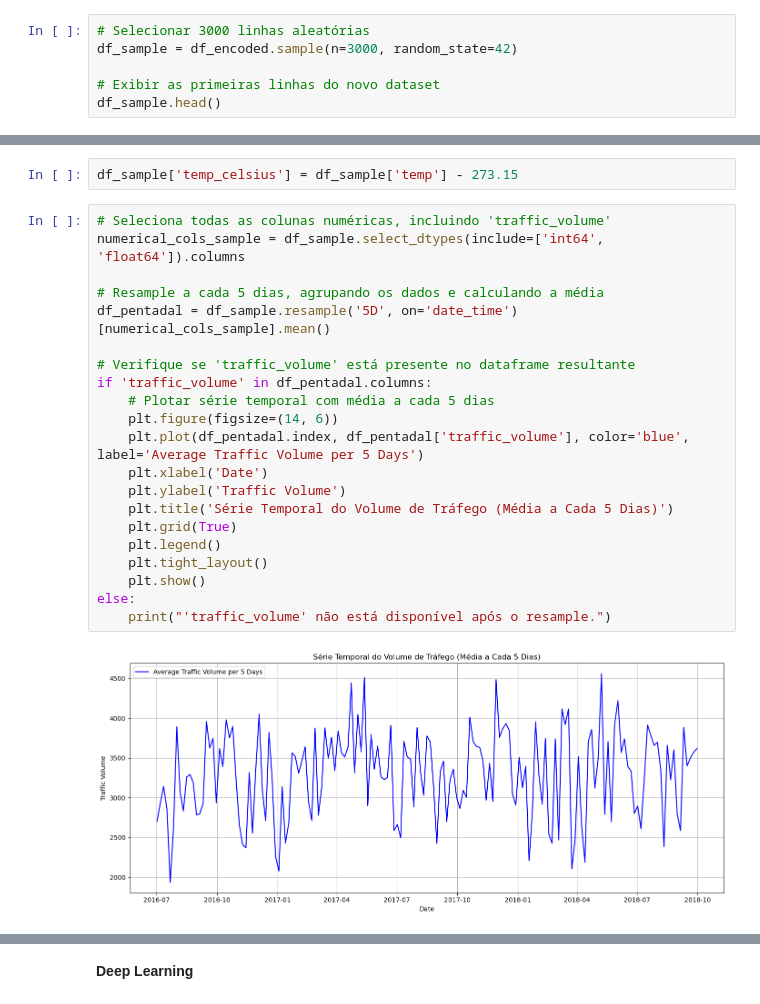
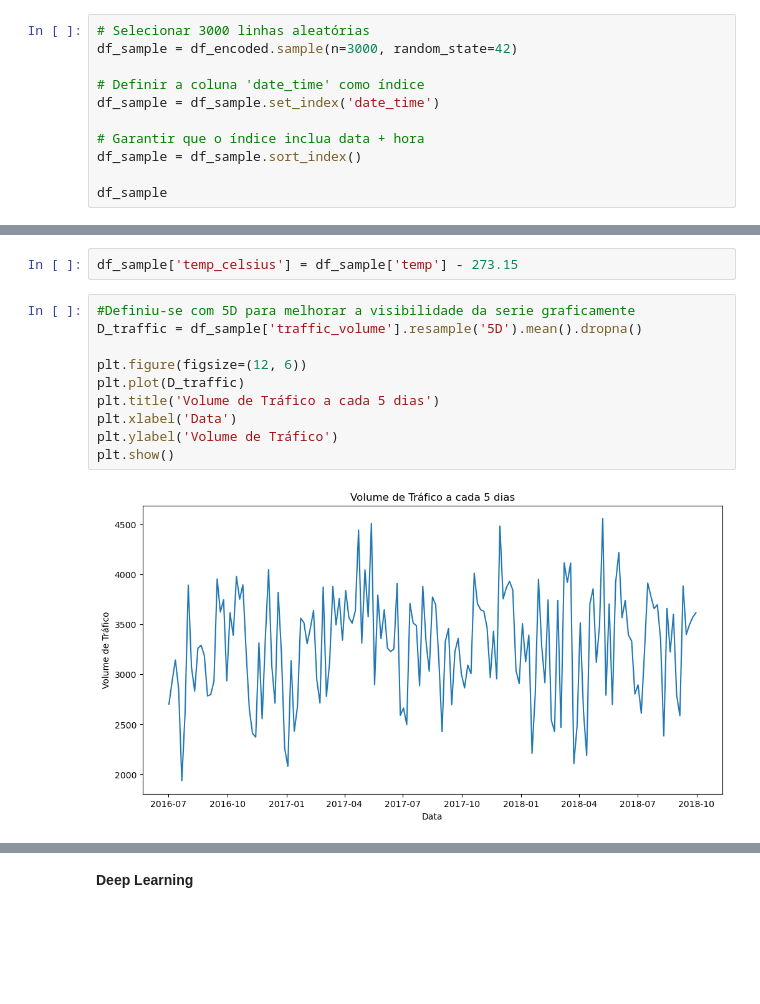
Before and after one commit to 1211508/MINDD, a Jupyter notebook: MINDD-1211508-1210926.ipynb, the cells around one changed output, grey strips where cells are left out. Cells and saved outputs as stored; diff of their text form; blank space fills up the shorter version.

```diff
--- a/MINDD-1211508-1210926.ipynb
+++ b/MINDD-1211508-1210926.ipynb
@@ -557,6 +594,11 @@ A análise inicial dos dados revelou que variáveis como o tempo de antecedênci
 # Selecionar 3000 linhas aleatórias
 df_sample = df_encoded.sample(n=3000, random_state=42)
 
-# Exibir as primeiras linhas do novo dataset
-df_sample.head()
+# Definir a coluna 'date_time' como índice
+df_sample = df_sample.set_index('date_time')
+
+# Garantir que o índice inclua data + hora
+df_sample = df_sample.sort_index()
+
+df_sample
 # %% [output]
@@ -569,25 +619,14 @@ df_sample.head()
 # %%
 df_sample['temp_celsius'] = df_sample['temp'] - 273.15
 # %%
-# Seleciona todas as colunas numéricas, incluindo 'traffic_volume'
-numerical_cols_sample = df_sample.select_dtypes(include=['int64', 'float64']).columns
+#Definiu-se com 5D para melhorar a visibilidade da serie graficamente
+D_traffic = df_sample['traffic_volume'].resample('5D').mean().dropna()
 
-# Resample a cada 5 dias, agrupando os dados e calculando a média
-df_pentadal = df_sample.resample('5D', on='date_time')[numerical_cols_sample].mean()
-
-# Verifique se 'traffic_volume' está presente no dataframe resultante
-if 'traffic_volume' in df_pentadal.columns:
-    # Plotar série temporal com média a cada 5 dias
-    plt.figure(figsize=(14, 6))
-    plt.plot(df_pentadal.index, df_pentadal['traffic_volume'], color='blue', label='Average Traffic Volume per 5 Days')
-    plt.xlabel('Date')
-    plt.ylabel('Traffic Volume')
-    plt.title('Série Temporal do Volume de Tráfego (Média a Cada 5 Dias)')
-    plt.grid(True)
-    plt.legend()
-    plt.tight_layout()
-    plt.show()
-else:
-    print("'traffic_volume' não está disponível após o resample.")
+plt.figure(figsize=(12, 6))
+plt.plot(D_traffic)
+plt.title('Volume de Tráfico a cada 5 dias')
+plt.xlabel('Data')
+plt.ylabel('Volume de Tráfico')
+plt.show()
 # %% [output]
-[figure, old version]
+[figure, new version]
```
Also changed, not shown: parts of 40 cells of this notebook.
